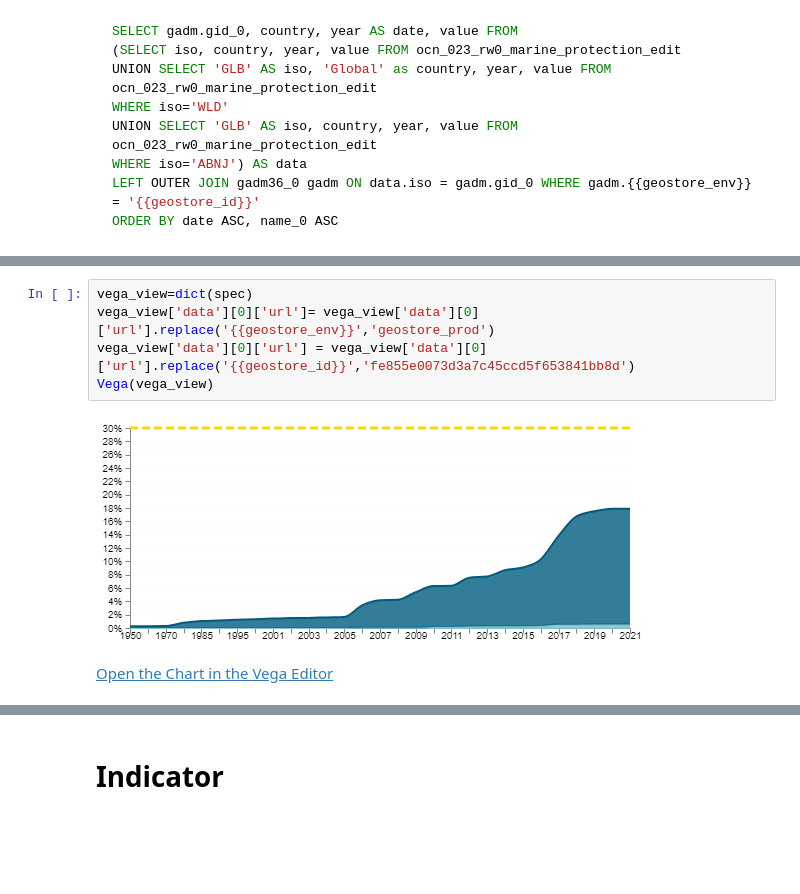
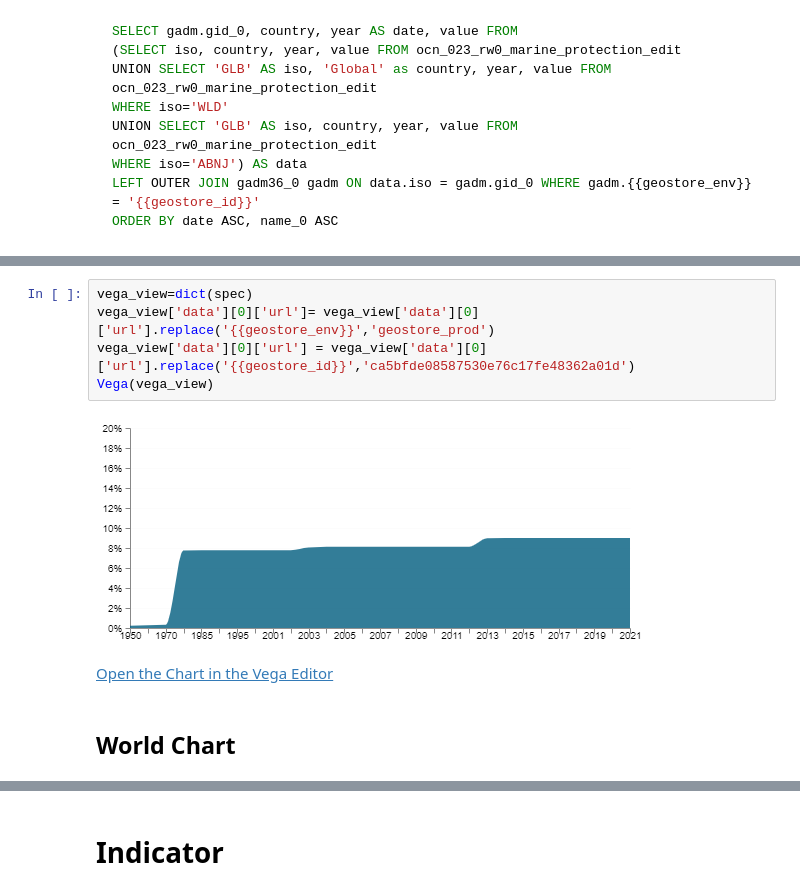
Before and after one commit to rachelthoms/wri-projects, a Jupyter notebook: ocean-watch/protected_areas.ipynb, the cells around one changed output, grey strips where cells are left out. Cells and saved outputs as stored; diff of their text form; blank space fills up the shorter version.

```diff
--- a/ocean-watch/protected_areas.ipynb
+++ b/ocean-watch/protected_areas.ipynb
@@ -357,8 +314,8 @@ spec=json.loads("""{
 # %%
 vega_view=dict(spec)
 vega_view['data'][0]['url']= vega_view['data'][0]['url'].replace('{{geostore_env}}','geostore_prod')
-vega_view['data'][0]['url'] = vega_view['data'][0]['url'].replace('{{geostore_id}}','fe855e0073d3a7c45ccd5f653841bb8d')
+vega_view['data'][0]['url'] = vega_view['data'][0]['url'].replace('{{geostore_id}}','ca5bfde08587530e76c17fe48362a01d')
 Vega(vega_view)
 # %% [output]
-[figure, old version]
+[figure, new version]
 # %% [markdown]
@@ -365,0 +323,2 @@ Vega(vega_view)
+# %% [markdown]
+## World Chart
```
Also changed, not shown: parts of 5 cells of this notebook, 3 other files.
